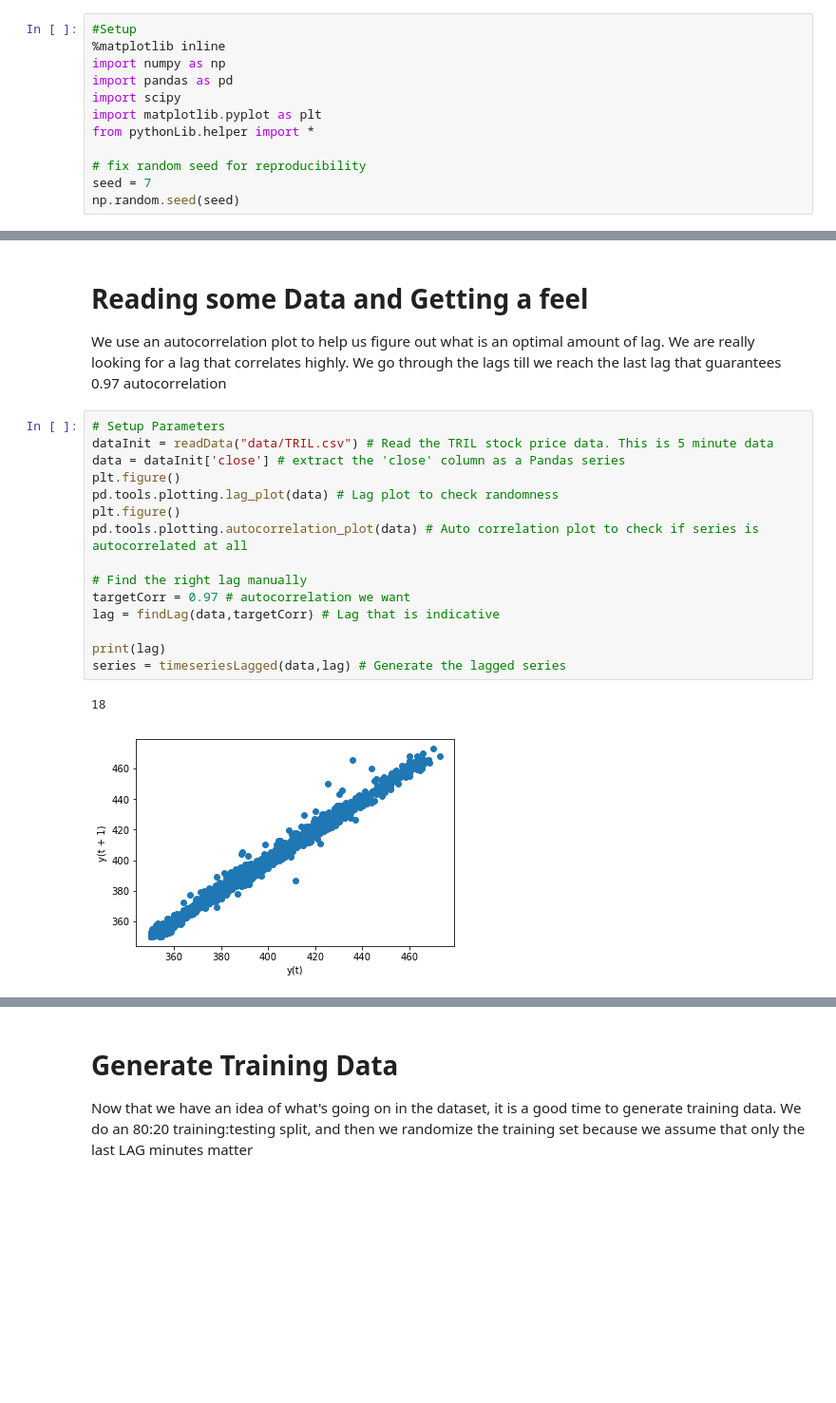
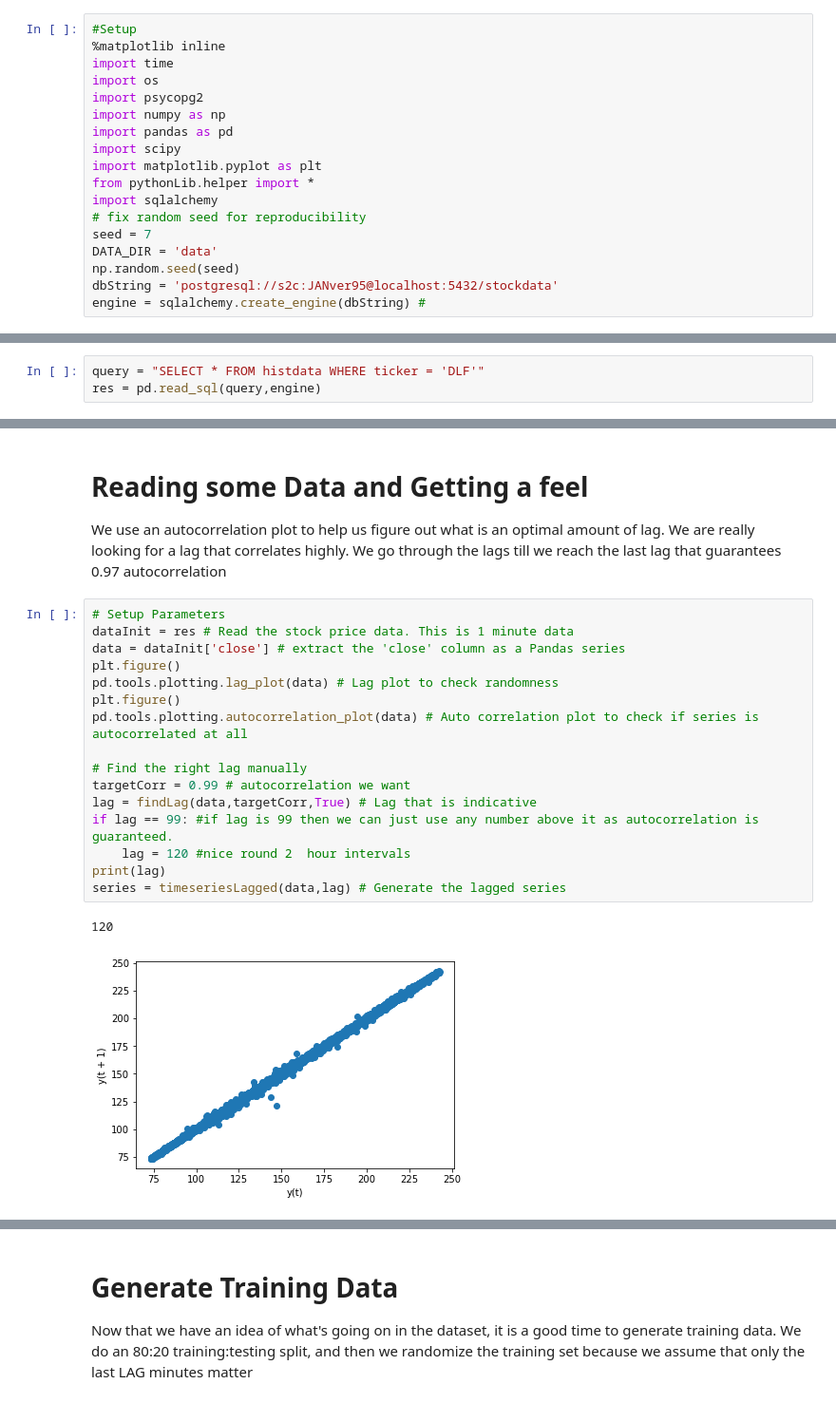
Before and after one commit to s2c/MetaAlgo, a Jupyter notebook: TradingSystemV3.ipynb, the cells around one changed output, grey strips where cells are left out. Shown at 95% size. Saved outputs shown, nothing was run; the diff lists cells and outputs as text; blank space fills up the shorter version.

Commit message:
FIxed newline error in getHistorical, fixed define Binary, cleaned up jupyter notebook, added code for adding data correctly to a local database

```diff
--- a/TradingSystemV3.ipynb
+++ b/TradingSystemV3.ipynb
@@ -3,12 +3,18 @@
 # %%
 #Setup
 %matplotlib inline
+import time
+import os
+import psycopg2
 import numpy as np
 import pandas as pd
 import scipy
 import matplotlib.pyplot as plt
 from pythonLib.helper import *
-
+import sqlalchemy
 # fix random seed for reproducibility
 seed = 7
+DATA_DIR = 'data'
 np.random.seed(seed)
+dbString = 'postgresql://s2c:JANver95@localhost:5432/stockdata'
+engine = sqlalchemy.create_engine(dbString) #
@@ -15,3 +53,6 @@ np.random.seed(seed)
+# %%
+query = "SELECT * FROM histdata WHERE ticker = 'DLF'"
+res = pd.read_sql(query,engine)
 # %% [markdown]
 ## Some Helper Functions
 
@@ -29,19 +70,20 @@ These functions are more or less general functions that should prove to be fairl
 We use an autocorrelation plot to help us figure out what is an optimal amount of lag. We are really looking for a lag that correlates highly. We go through the lags till we reach the last lag that guarantees 0.97 autocorrelation
 # %%
 # Setup Parameters
-dataInit = readData("data/TRIL.csv") # Read the TRIL stock price data. This is 5 minute data
+dataInit = res # Read the stock price data. This is 1 minute data
 data = dataInit['close'] # extract the 'close' column as a Pandas series
 plt.figure()
 pd.tools.plotting.lag_plot(data) # Lag plot to check randomness
 plt.figure()
 pd.tools.plotting.autocorrelation_plot(data) # Auto correlation plot to check if series is autocorrelated at all
 
 # Find the right lag manually
-targetCorr = 0.97 # autocorrelation we want
-lag = findLag(data,targetCorr) # Lag that is indicative
-
+targetCorr = 0.99 # autocorrelation we want
+lag = findLag(data,targetCorr,True) # Lag that is indicative
+if lag == 99: #if lag is 99 then we can just use any number above it as autocorrelation is guaranteed.
+    lag = 120 #nice round 2  hour intervals
 print(lag)
 series = timeseriesLagged(data,lag) # Generate the lagged series
 # %% [output]
-18
+120
-[figure, old version]
+[figure, new version]
```
Also changed, not shown: parts of 9 cells of this notebook, 5 other files.
